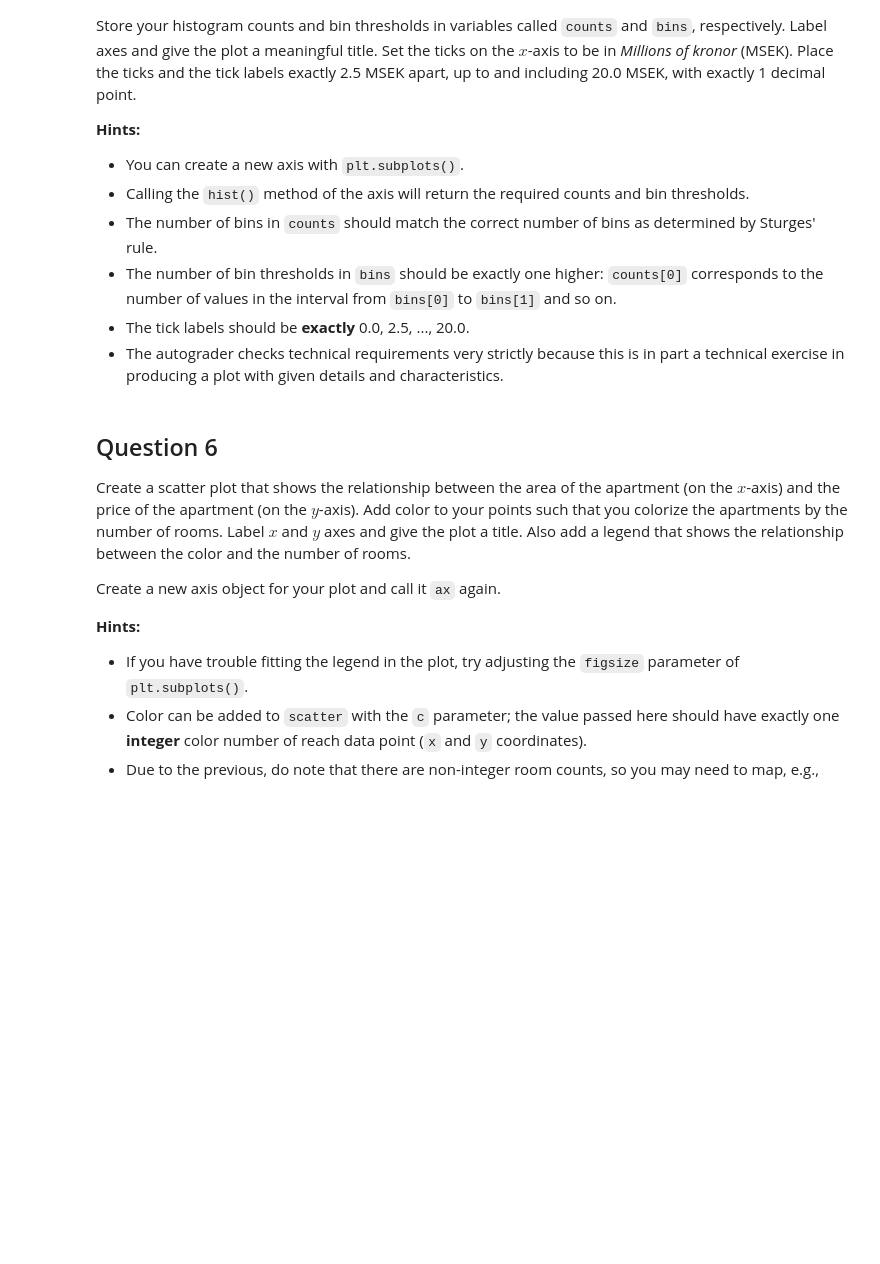
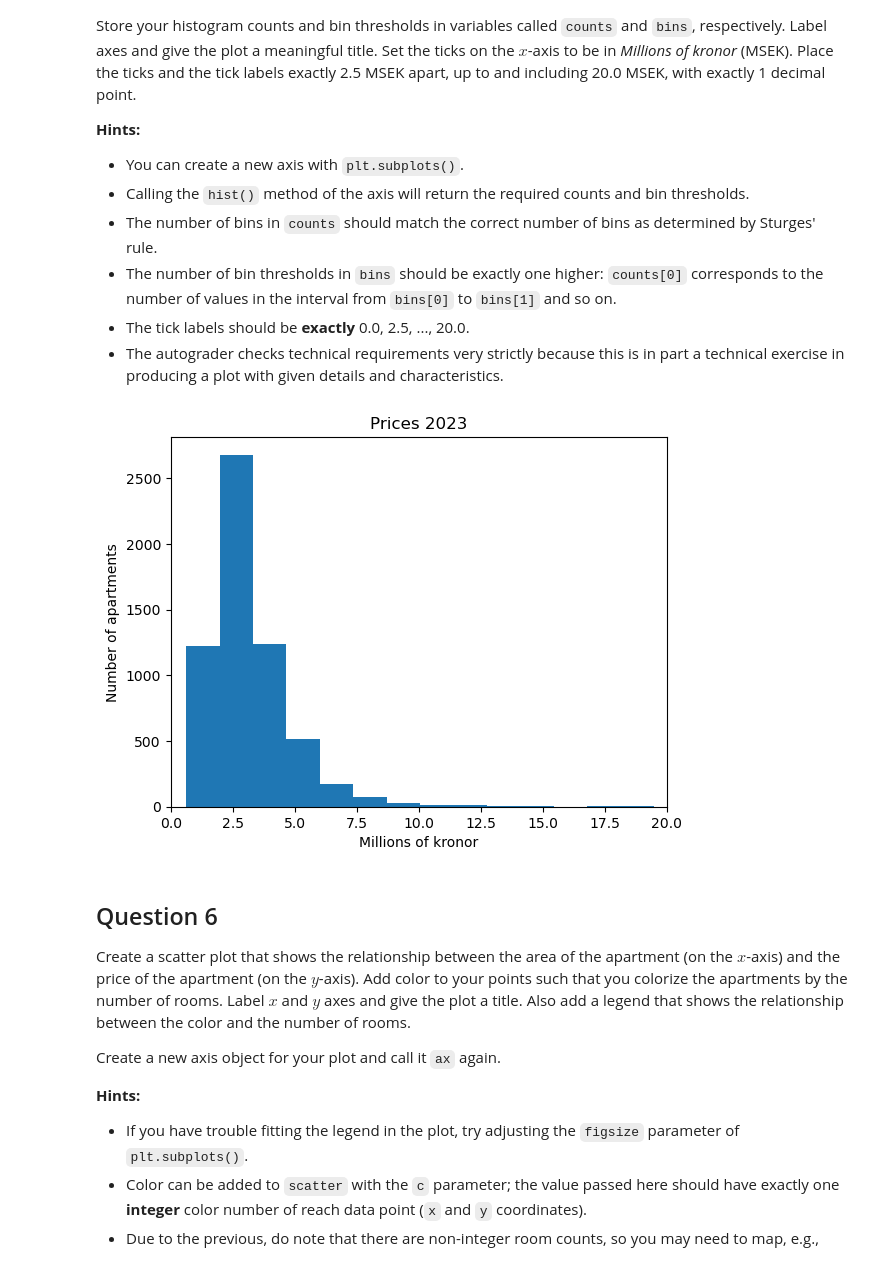
Before and after one commit to BoLaker/Data-Science-and-AI, a Jupyter notebook: assignment2_template.ipynb, the cells around one changed output. Saved outputs shown, nothing was run; the diff lists cells and outputs as text; code cells hidden in the pictures; blank space fills up the shorter version.

```diff
--- a/assignment2_template.ipynb
+++ b/assignment2_template.ipynb
@@ -87,6 +87,7 @@ Your function is expected to provide an *exact* match to the test data.
 from bs4 import BeautifulSoup
 import pandas as pd
 import locale
+import numpy as np
 locale.setlocale(locale.LC_TIME, 'sv_SE.UTF-8')
 
 def extract_announcements(page):
@@ -106,7 +107,6 @@ def extract_announcements(page):
     Parameters:
     page -- content of the HTML page as a string
     """
-    rubriker = ["address", "date", "district", "muncipiality", "price", "area", "rooms", "floor"]
     sales = []
     soup = BeautifulSoup(page,features='html.parser') # this will suppress a warning about not specifying the default parser
     for cell in soup.find_all( class_="property-card"):
@@ -129,8 +129,11 @@ def extract_announcements(page):
             elif "storlek:" in text:
                 current_sale["area"] = text.replace("storlek:", "").strip()
             elif "rum" in text:
-                    current_sale["rooms"] = text.replace("rum:", "").strip()
-                    current_sale["rooms"] = text.replace(" rum", "").strip()
+                    rooms_value = text.replace("rum:", "").replace(" rum", "").strip()
+                    if rooms_value.isdigit() and int(rooms_value) <15:
+                        current_sale["rooms"] = rooms_value
+                    else:
+                        current_sale["rooms"] = None
             elif "våning" in text:
                 current_sale["floor"] = text.replace("våning:","").strip()
         sales.append(current_sale)
@@ -143,7 +146,7 @@ def extract_announcements(page):
     df["floor"] = df["floor"].str.replace(r"\D","",regex=True)
     df["area"] = df["area"].str.replace("½", ".5").str.replace("m²", "").str.strip()
 
-    df["date"] = pd.to_datetime(df["date"])
+    df["date"] = pd.to_datetime(df["date"], errors="coerce")
     df["price"] = pd.to_numeric(df["price"])
     df["rooms"] = pd.to_numeric(df["rooms"])
     df["floor"] = pd.to_numeric(df["floor"])
@@ -239,7 +217,27 @@ Construct a histogram of apartment prices in Gothenburg in 2023. Use *Sturges' r
 # %%
 # Codegrade Tag Question5
 # Do *not* remove the tag above
 # Write your code below
+import matplotlib.pyplot as plt
+import numpy as np
+
+fig, ax = plt.subplots()
+
+counts, bins, parts = ax.hist(df_2023_gothenburg["price"]/1000000, bins="sturges")
+
+ax.set_xlim(0,20)
+ticks = np.arange(0,22.5,2.5)
+ax.set_xticks(ticks)
+
+ax.set_title("Prices 2023")
+ax.set_xlabel("Millions of kronor")
+ax.set_ylabel("Number of apartments")
+
+
+
+plt.show()
+# %% [output]
+[figure, added]
 # %% [markdown]
 ## Question 6
 
```
Also changed, not shown: parts of 3 cells of this notebook.
